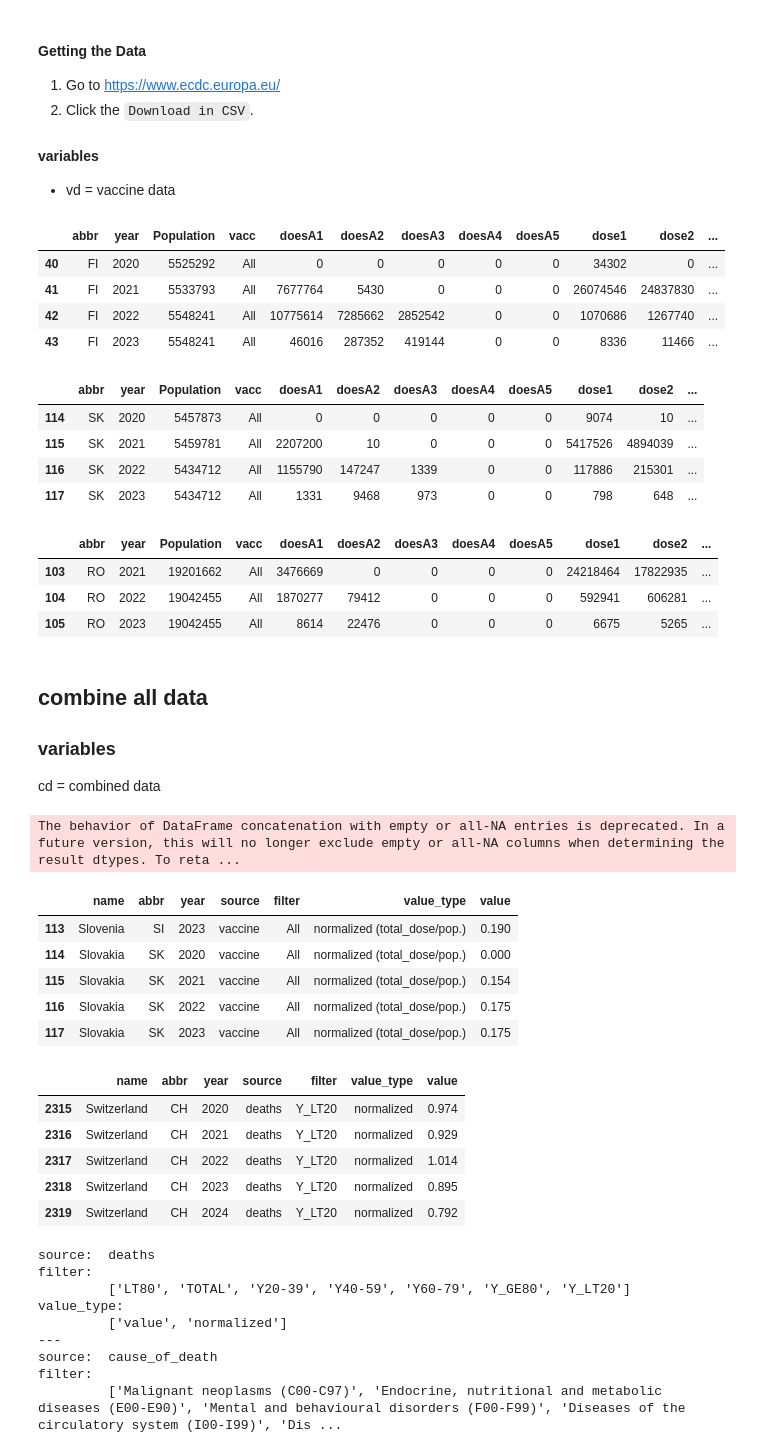
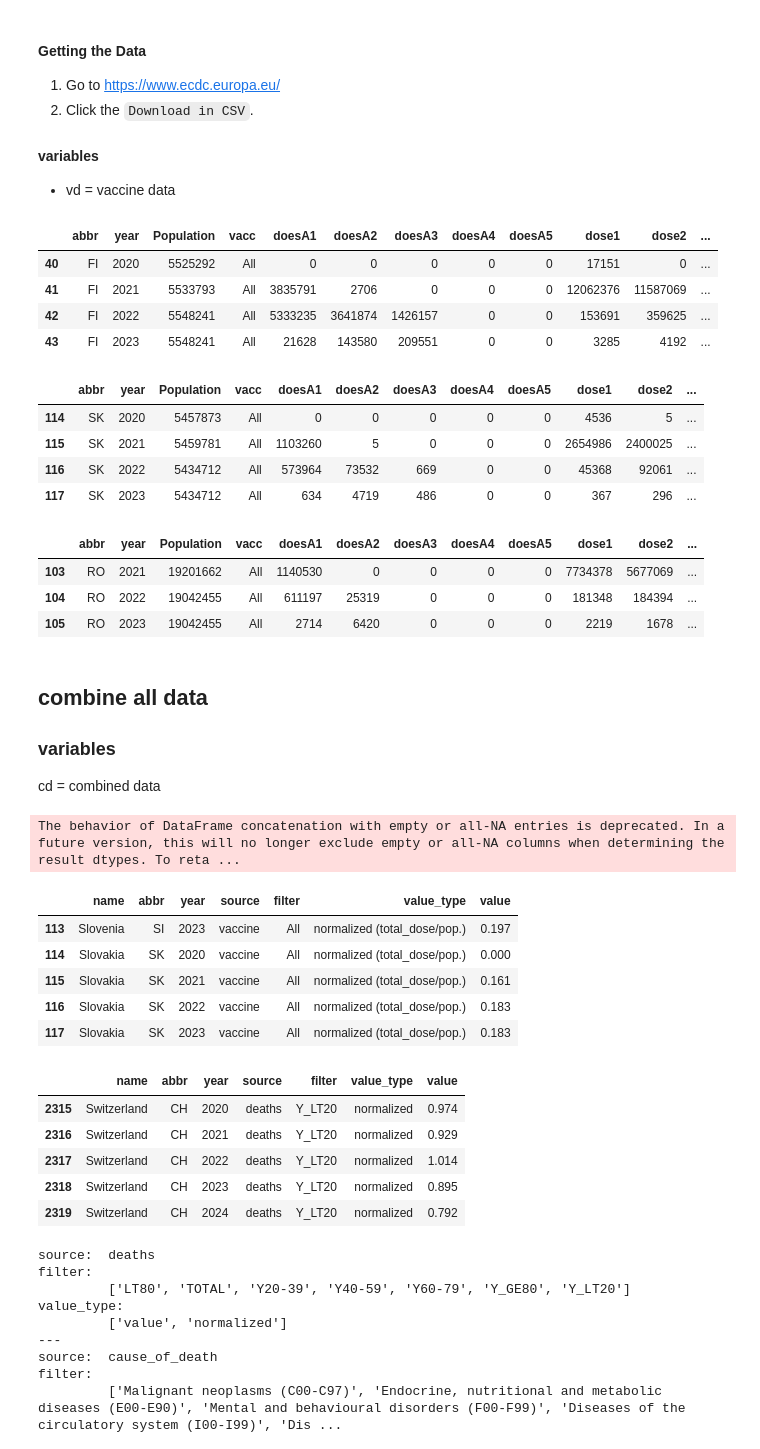
Before and after one commit to jgarza9788/Excess_Mortality_And_Vaccines_In_Europe, a Jupyter notebook: main.ipynb, the cells around one changed output. Saved outputs shown, nothing was run; the diff lists cells and outputs as text; code cells hidden in the pictures.

```diff
--- a/main.ipynb
+++ b/main.ipynb
@@ -837,6 +835,7 @@ codn.to_csv(r'out\cod_data_norm.csv',index=False)
 # %%
 # import Vaccine Data
 vd = pd.read_csv(os.path.join(DataDIR,'data.csv'))
+vd = vd[vd['TargetGroup'] == 'ALL']
 
 # create a year column
 vd['year'] = pd.to_numeric(vd['YearWeekISO'].str[0:4])
@@ -885,45 +884,45 @@ vd = pd.concat([vd,temp])
 vd['total_dose1'] = vd['dose1']
 
 # dose1 ... cumulative sum, dose1/pop. , dose1/pop. normalize
 vd['td1_sum'] = vd.groupby(['abbr','vacc'])['total_dose1'].cumsum()
 vd['dose1_pop_ratio'] = vd['td1_sum']/vd['Population']
 ## normalizsed version
 vd['dpr1_norm'] = (vd['dose1_pop_ratio'] - vd['dose1_pop_ratio'].min()) / (vd['dose1_pop_ratio'].max() - vd['dose1_pop_ratio'].min())
 
 vd['td_sum'] = vd.groupby(['abbr','vacc'])['total_dose'].cumsum()
 vd['dose_pop_ratio'] = vd['td_sum']/vd['Population']
 ## normalizsed version
 vd['dpr_norm'] = (vd['dose_pop_ratio'] - vd['dose_pop_ratio'].min()) / (vd['dose_pop_ratio'].max() - vd['dose_pop_ratio'].min())
 
 vd['name'] = vd.abbr.apply(abbr_to_name)
 
 # display(vd.head(5))
 # display(vd.tail(5))
 
 # save to out folder
 vd.to_csv(r'out\vacc_data.csv',index=False)
 
 # display(vd.head(100))
 
 # an example of a few
 display(vd[(vd['abbr']=='FI') & (vd['vacc']=='All')])
 display(vd[(vd['abbr']=='SK') & (vd['vacc']=='All')])
 display(vd[(vd['abbr']=='RO') & (vd['vacc']=='All')])
 # %% [output]
 |  | abbr | year | Population | vacc | doesA1 | doesA2 | doesA3 | doesA4 | doesA5 | dose1 | dose2 | ... |
-| 40 | FI | 2020 | 5525292 | All | 0 | 0 | 0 | 0 | 0 | 34302 | 0 | ... |
-| 41 | FI | 2021 | 5533793 | All | 7677764 | 5430 | 0 | 0 | 0 | 26074546 | 24837830 | ... |
-| 42 | FI | 2022 | 5548241 | All | 10775614 | 7285662 | 2852542 | 0 | 0 | 1070686 | 1267740 | ... |
-| 43 | FI | 2023 | 5548241 | All | 46016 | 287352 | 419144 | 0 | 0 | 8336 | 11466 | ... |
+| 40 | FI | 2020 | 5525292 | All | 0 | 0 | 0 | 0 | 0 | 17151 | 0 | ... |
+| 41 | FI | 2021 | 5533793 | All | 3835791 | 2706 | 0 | 0 | 0 | 12062376 | 11587069 | ... |
+| 42 | FI | 2022 | 5548241 | All | 5333235 | 3641874 | 1426157 | 0 | 0 | 153691 | 359625 | ... |
+| 43 | FI | 2023 | 5548241 | All | 21628 | 143580 | 209551 | 0 | 0 | 3285 | 4192 | ... |
 |  | abbr | year | Population | vacc | doesA1 | doesA2 | doesA3 | doesA4 | doesA5 | dose1 | dose2 | ... |
-| 114 | SK | 2020 | 5457873 | All | 0 | 0 | 0 | 0 | 0 | 9074 | 10 | ... |
-| 115 | SK | 2021 | 5459781 | All | 2207200 | 10 | 0 | 0 | 0 | 5417526 | 4894039 | ... |
-| 116 | SK | 2022 | 5434712 | All | 1155790 | 147247 | 1339 | 0 | 0 | 117886 | 215301 | ... |
-| 117 | SK | 2023 | 5434712 | All | 1331 | 9468 | 973 | 0 | 0 | 798 | 648 | ... |
+| 114 | SK | 2020 | 5457873 | All | 0 | 0 | 0 | 0 | 0 | 4536 | 5 | ... |
+| 115 | SK | 2021 | 5459781 | All | 1103260 | 5 | 0 | 0 | 0 | 2654986 | 2400025 | ... |
+| 116 | SK | 2022 | 5434712 | All | 573964 | 73532 | 669 | 0 | 0 | 45368 | 92061 | ... |
+| 117 | SK | 2023 | 5434712 | All | 634 | 4719 | 486 | 0 | 0 | 367 | 296 | ... |
 |  | abbr | year | Population | vacc | doesA1 | doesA2 | doesA3 | doesA4 | doesA5 | dose1 | dose2 | ... |
-| 103 | RO | 2021 | 19201662 | All | 3476669 | 0 | 0 | 0 | 0 | 24218464 | 17822935 | ... |
-| 104 | RO | 2022 | 19042455 | All | 1870277 | 79412 | 0 | 0 | 0 | 592941 | 606281 | ... |
-| 105 | RO | 2023 | 19042455 | All | 8614 | 22476 | 0 | 0 | 0 | 6675 | 5265 | ... |
+| 103 | RO | 2021 | 19201662 | All | 1140530 | 0 | 0 | 0 | 0 | 7734378 | 5677069 | ... |
+| 104 | RO | 2022 | 19042455 | All | 611197 | 25319 | 0 | 0 | 0 | 181348 | 184394 | ... |
+| 105 | RO | 2023 | 19042455 | All | 2714 | 6420 | 0 | 0 | 0 | 2219 | 1678 | ... |
 # %% [markdown]
 ## combine all data
 
@@ -1095,11 +1094,11 @@ cd.to_csv(r'out\combined_data.csv',index=False)
 # %% [output]
 The behavior of DataFrame concatenation with empty or all-NA entries is deprecated. In a future version, this will no longer exclude empty or all-NA columns when determining the result dtypes. To reta ...
 |  | name | abbr | year | source | filter | value_type | value |
-| 113 | Slovenia | SI | 2023 | vaccine | All | normalized (total_dose/pop.) | 0.190 |
+| 113 | Slovenia | SI | 2023 | vaccine | All | normalized (total_dose/pop.) | 0.197 |
 | 114 | Slovakia | SK | 2020 | vaccine | All | normalized (total_dose/pop.) | 0.000 |
-| 115 | Slovakia | SK | 2021 | vaccine | All | normalized (total_dose/pop.) | 0.154 |
-| 116 | Slovakia | SK | 2022 | vaccine | All | normalized (total_dose/pop.) | 0.175 |
-| 117 | Slovakia | SK | 2023 | vaccine | All | normalized (total_dose/pop.) | 0.175 |
+| 115 | Slovakia | SK | 2021 | vaccine | All | normalized (total_dose/pop.) | 0.161 |
+| 116 | Slovakia | SK | 2022 | vaccine | All | normalized (total_dose/pop.) | 0.183 |
+| 117 | Slovakia | SK | 2023 | vaccine | All | normalized (total_dose/pop.) | 0.183 |
 |  | name | abbr | year | source | filter | value_type | value |
 | 2315 | Switzerland | CH | 2020 | deaths | Y_LT20 | normalized | 0.974 |
 | 2316 | Switzerland | CH | 2021 | deaths | Y_LT20 | normalized | 0.929 |
```
Also changed, not shown: parts of 22 cells of this notebook, 3 other files.
